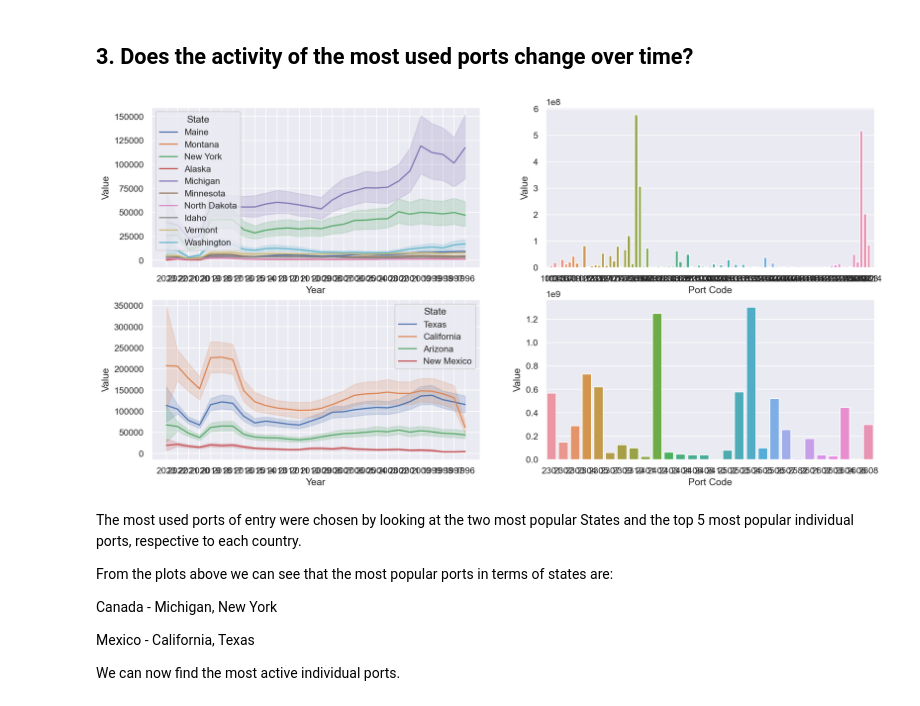
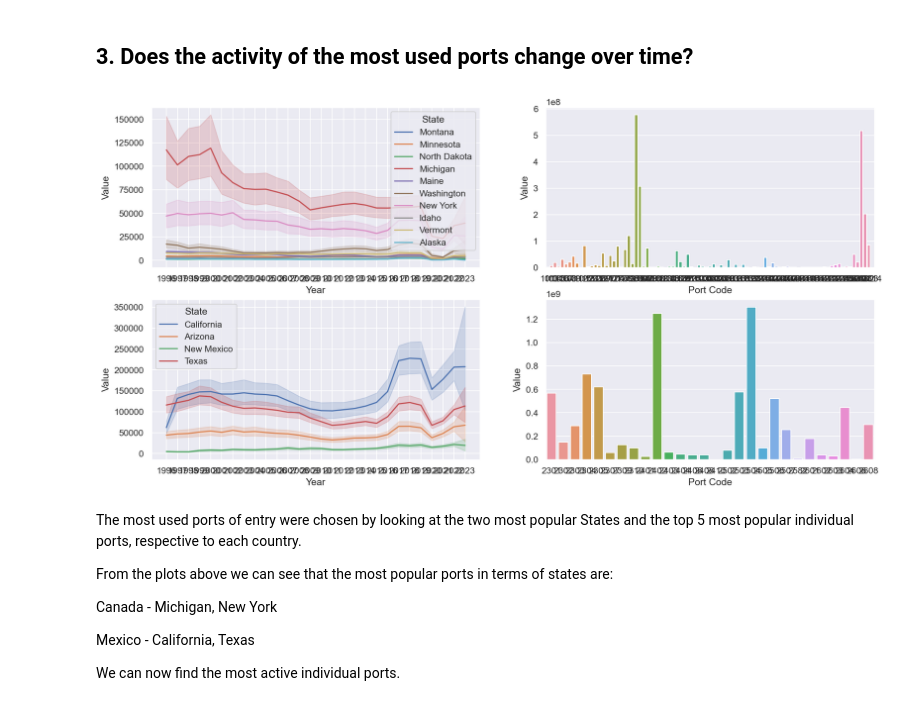
Before and after one commit to Roman20022002/Data-Analysis, a Jupyter notebook: DataMadness.ipynb, the cells around one changed output. Drawn from its saved outputs; the diff is of its cells as text; code cells hidden in the pictures.

```diff
--- a/DataMadness.ipynb
+++ b/DataMadness.ipynb
@@ -488,17 +488,17 @@ MSE (test): 951086779017.9
 # %%
 # To find most used find averages
 figs, axss = plt.subplots(nrows=2,ncols=2)
 
 portCan = canadacrossings[['State','Port Code','Value']].groupby(['State','Port Code']).agg(sum).reset_index(level=['Port Code'])
 portMex = mexicocrossings[['State','Port Code','Value']].groupby(['State','Port Code']).agg(sum).reset_index(level=['Port Code'])
 
-sns.lineplot(data=canadacrossings,x="Year",y="Value",hue="State",ax=axss[0,0])
-sns.lineplot(data=mexicocrossings,x="Year",y="Value",hue="State",ax=axss[1,0])
+sns.lineplot(data=canadacrossings.sort_values(['Year'], ascending=True),x="Year",y="Value",hue="State",ax=axss[0,0])
+sns.lineplot(data=mexicocrossings.sort_values(['Year'], ascending=True),x="Year",y="Value",hue="State",ax=axss[1,0])
 
 sns.barplot(data=portCan,x="Port Code",y="Value",ax=axss[0,1])
 sns.barplot(data=portMex,x="Port Code",y="Value",ax=axss[1,1]);
 # %% [output]
-[figure, old version]
+[figure, new version]
 # %% [markdown]
 The most used ports of entry were chosen by looking at the two most popular States and the top 5 most popular individual ports, respective to each country.
 
```
